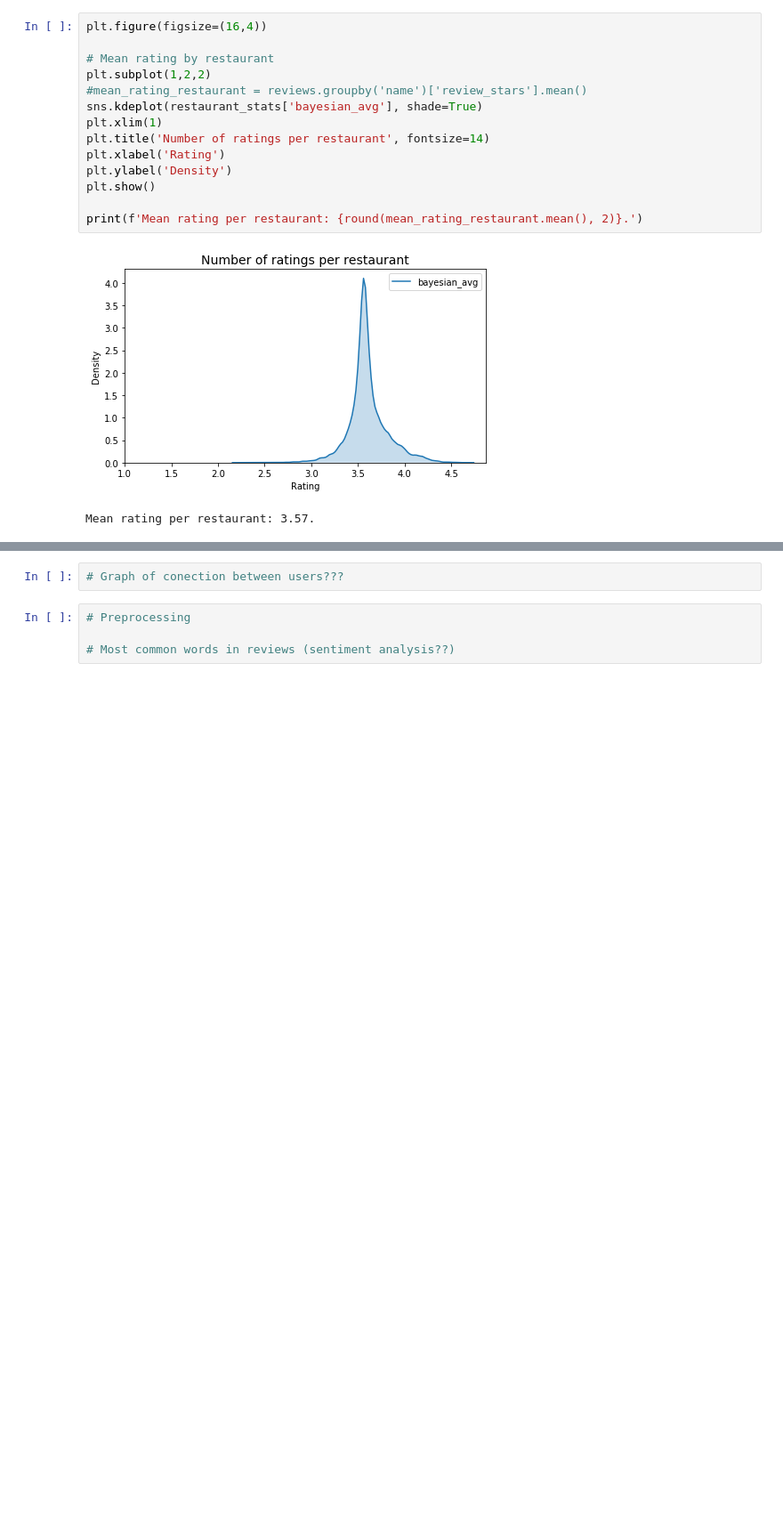
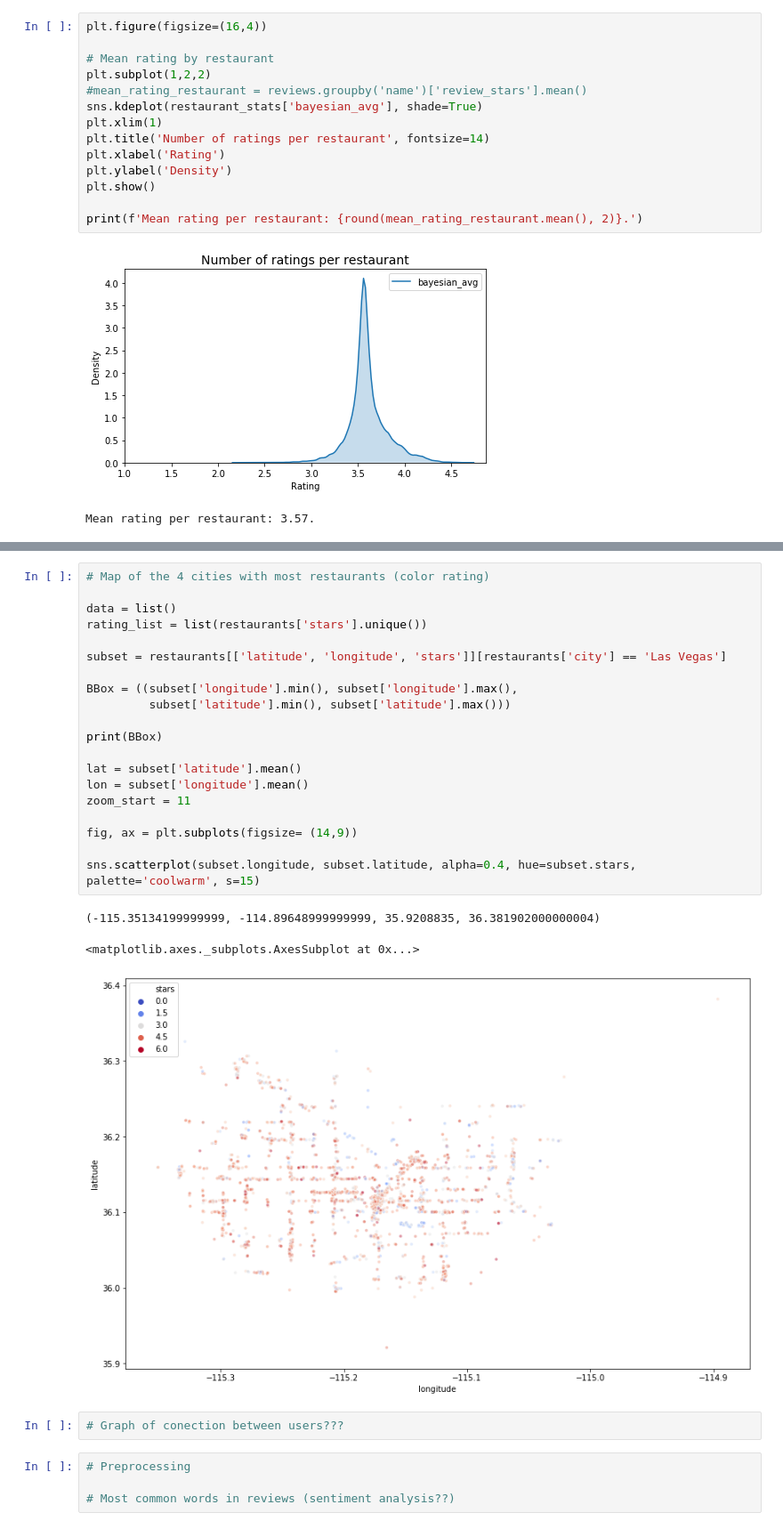
Before and after one commit to mavalos90/IH_final_project, a Jupyter notebook: code/1.EDA.ipynb, the cells around one changed output, grey strips where cells are left out. Shown at 89% size. Drawn from its saved outputs; the diff is of its cells as text; blank space fills up the shorter version.

```diff
--- a/code/1.EDA.ipynb
+++ b/code/1.EDA.ipynb
@@ -510,3 +583,27 @@ Mean rating per restaurant: 3.57.
+# %%
+# Map of the 4 cities with most restaurants (color rating)
+
+data = list()
+rating_list = list(restaurants['stars'].unique())
+
+subset = restaurants[['latitude', 'longitude', 'stars']][restaurants['city'] == 'Las Vegas']
+
+BBox = ((subset['longitude'].min(), subset['longitude'].max(),
+         subset['latitude'].min(), subset['latitude'].max()))
+
+print(BBox)
+
+lat = subset['latitude'].mean()
+lon = subset['longitude'].mean()
+zoom_start = 11
+
+fig, ax = plt.subplots(figsize= (14,9))
+
+sns.scatterplot(subset.longitude, subset.latitude, alpha=0.4, hue=subset.stars, palette='coolwarm', s=15)
+# %% [output]
+(-115.35134199999999, -114.89648999999999, 35.9208835, 36.381902000000004)
+<matplotlib.axes._subplots.AxesSubplot at 0x...>
+[figure, added]
 # %%
 # Graph of conection between users???
 # %%
```
Also changed, not shown: parts of 7 cells of this notebook.
